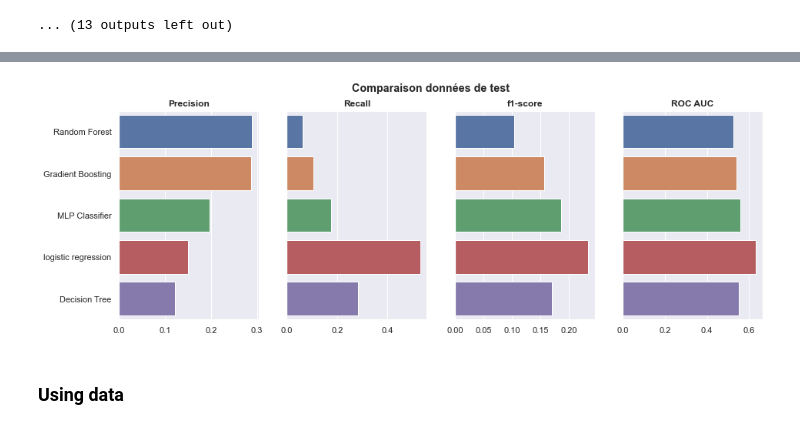
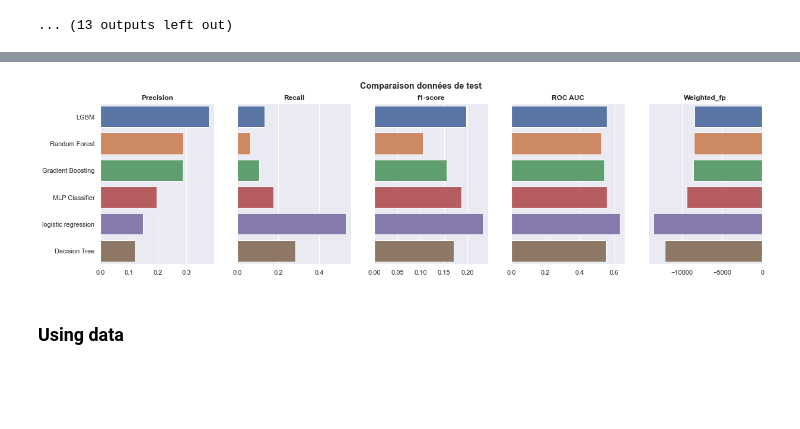
Before and after one commit to Neclis/OC7, a Jupyter notebook: P7_Scoring_00_Martinez_Nicolas.ipynb, the cells around one changed output, grey strips where cells are left out. Cells and saved outputs as stored; diff of their text form; code cells hidden in the pictures; blank space fills up the shorter version.

```diff
--- a/P7_Scoring_00_Martinez_Nicolas.ipynb
+++ b/P7_Scoring_00_Martinez_Nicolas.ipynb
@@ -1107,7 +1112,6 @@ def train_model(model, X_train, y_train, X_test, y_test):
     recall = recall_score(y_test,y_predict)
     f1 = f1_score(y_test,y_predict)
     rocauc = roc_auc_score(y_test,y_predict)
-    model_weighted_fp = weighted_fp(y_test,y_predict)
 
     model_details = {
                     "name": model["name"],
@@ -1263,28 +1305,0 @@ y_predict_test = np.where(y_predict>0.5,1,0)
-# %%
-print(classification_report(y_test,y_predict))
-
-# PrecisionRecallDisplay.from_estimator(lgb_model, X_test, y_test)
-# plt.show()
-
-fpr, tpr, _ = roc_curve(y_test, y_predict)
-roc_display = RocCurveDisplay(fpr=fpr, tpr=tpr).plot()
-plt.show()
-
-precision = precision_score(y_test,y_predict)
-recall = recall_score(y_test,y_predict)
-f1 = f1_score(y_test,y_predict)
-rocauc = roc_auc_score(y_test,y_predict)
-fn_s = false_negative(y_test,y_predict)
-
-model_details = {
-                "name": model["name"],
-                 "model": lgb_model,
-                "train_accuracy":0,
-                "test_accuracy":0,
-                "train_time": train_time,
-                "precision": precision,
-                "recall": recall,
-                "f1": f1,
-                "fn_s": fn_s,
-                "rocauc": rocauc
-              }
@@ -1378,21 +1398,27 @@ model_df
 # %%
-fig, (ax1, ax2, ax3, ax4) = plt.subplots(1,4, figsize = (15,5))
+fig, (ax1, ax2, ax3, ax4, ax5) = plt.subplots(1,5, figsize = (20,5))
 sns.barplot(x="precision", y= "name", data=model_df, ax = ax1)
 sns.barplot(x="recall", y= "name", data=model_df, ax = ax2)
 sns.barplot(x="f1", y= "name", data=model_df, ax = ax3)
 sns.barplot(x="rocauc", y= "name", data=model_df, ax = ax4)
+sns.barplot(x="weighted_fp", y= "name", data=model_df, ax = ax5)
+
 ax1.set_title("Precision", weight ="bold")
 ax2.set_title("Recall", weight ="bold")
 ax3.set_title("f1-score", weight ="bold")
 ax4.set_title("ROC AUC", weight ="bold")
+ax5.set_title("Weighted_fp", weight ="bold")
+
 ax1.set(xlabel="", ylabel="")
 ax2.set(xlabel="", ylabel="", yticklabels=[])
 ax3.set(xlabel="", ylabel="", yticklabels=[])
 ax4.set(xlabel="", ylabel="", yticklabels=[])
+ax5.set(xlabel="", ylabel="", yticklabels=[])
+
 fig.suptitle("Comparaison données de test", weight ="bold")
 plt.show()
 # %% [output]
-[figure, old version]
+[figure, new version]
 # %% [markdown]
 ### Using data
 # %%
```
Also changed, not shown: parts of 27 cells of this notebook.
